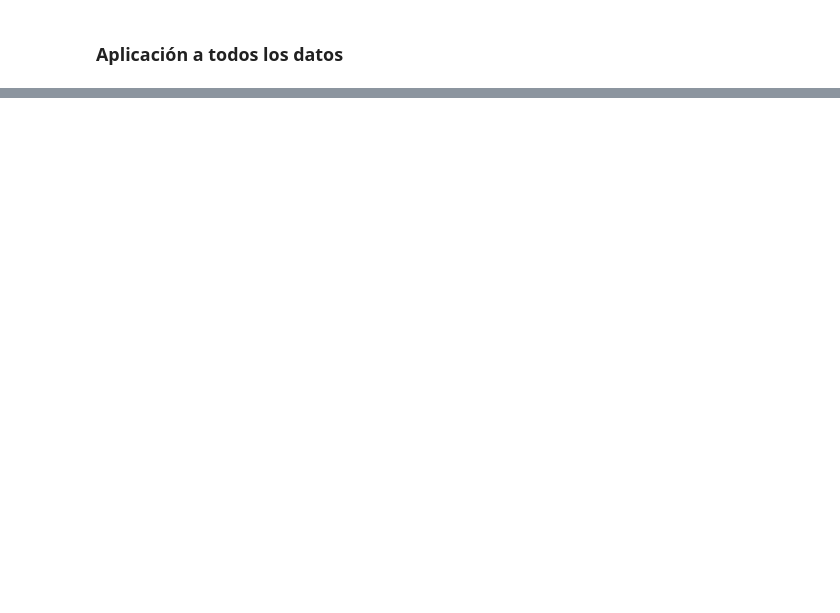
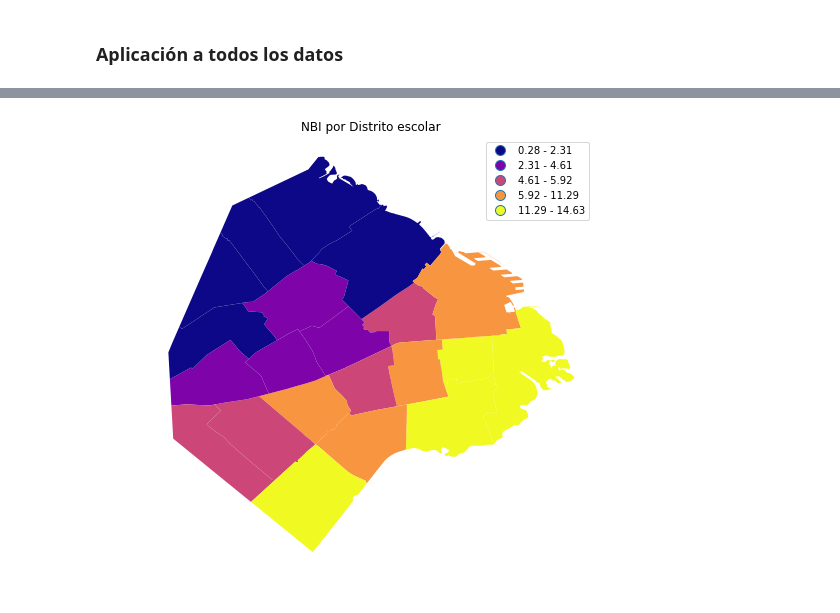
Before and after one commit to alephcero/analisis_espacial_python, a Jupyter notebook: clase_4/lab04_unidades_espaciales.ipynb, the cells around one changed output, grey strips where cells are left out. Drawn from its saved outputs; the diff is of its cells as text; code cells hidden in the pictures; blank space fills up the shorter version.

```diff
--- a/clase_4/lab04_unidades_espaciales.ipynb
+++ b/clase_4/lab04_unidades_espaciales.ipynb
@@ -166,9 +324,11 @@ tabla.shape
 dis = dis.merge(tabla)
 # %%
 f,ax = plt.subplots(1,figsize=(8,8))
-dis.plot(ax=ax,column='NBI_prom',legend=True,scheme='Quantiles',k=5,cmap='Spectral_r')
+dis.plot(ax=ax,column='NBI_prom',legend=True,scheme='Quantiles',k=5,cmap='plasma')
 ax.set_axis_off()
 ax.set_title('NBI por Distrito escolar');
+# %% [output]
+[figure, added]
 # %%
 #podemos crear los campos que identifiquen la union con un nombre
 unidas = unidas.fillna('')
```
Also changed, not shown: parts of 28 cells of this notebook, 1 other file.
